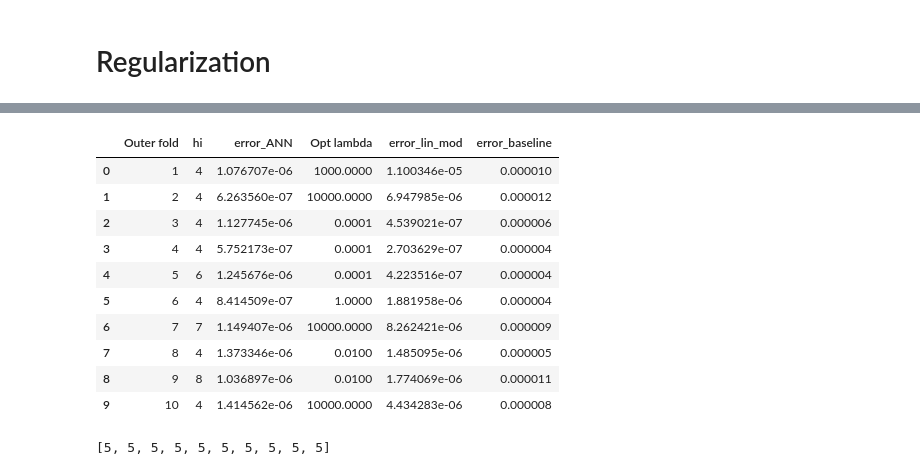
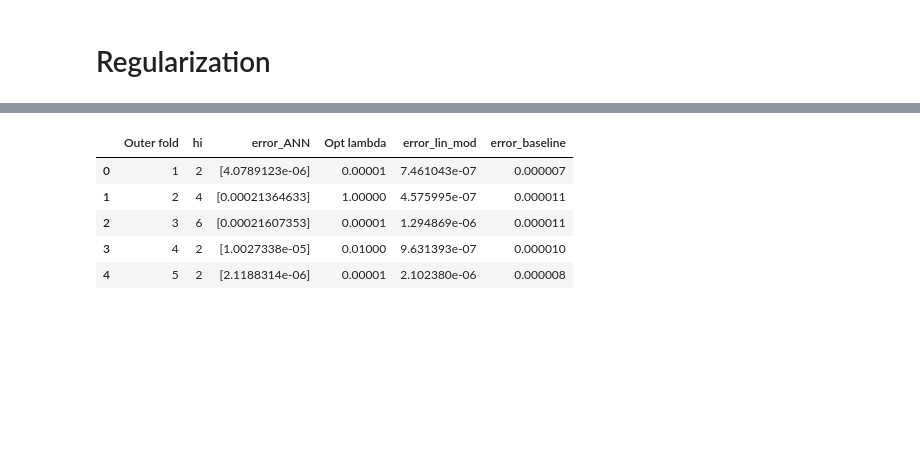
Before and after one commit to NikolajHee/MLDM-Assignment-2, a Jupyter notebook: mvin_sandbox.ipynb, the cells around one changed output, grey strips where cells are left out. Saved outputs shown, nothing was run; the diff lists cells and outputs as text; code cells hidden in the pictures; blank space fills up the shorter version.

```diff
--- a/mvin_sandbox.ipynb
+++ b/mvin_sandbox.ipynb
@@ -20,9 +20,10 @@ glass_dataset = pd.read_csv('data/glass.csv', header = 0)
 
 
 labels = list(glass_dataset.columns)
-X = np.array(glass_dataset[['Na', 'Mg', 'Al', 'Si', 'K', 'Ca', 'Ba']])
+attributeNames = ['Na', 'Mg', 'Al', 'Si', 'K', 'Ca', 'Ba','Fe']
+
+X = np.array(glass_dataset[attributeNames])
 y = np.array(glass_dataset['RI'])
-attributeNames = ['Na', 'Mg', 'Al', 'Si', 'K', 'Ca', 'Ba']
 N, M = X.shape
 print(glass_dataset.head())
 # validation_dataset
@@ -94,7 +95,7 @@ for train_index, test_index in CV.split(X):
 # %%
-labels = ['Mg', 'Al', 'Si', 'Ca', 'Ba','Na', 'K']
-X = np.array(glass_dataset[labels])
-y = np.array(glass_dataset['RI'])
-attributeNames = labels
-glass_dataset[labels].head()
+# labels = attributeNames
+# X = np.array(glass_dataset[labels])
+# y = np.array(glass_dataset['RI'])
+# attributeNames = labels
+# glass_dataset[labels].head()
 # %% [output]
@@ -256,7 +257,9 @@ from toolbox_02450 import train_neural_net
 
 loss_fn = torch.nn.MSELoss()
 # %%
-labels = ['Mg', 'Al', 'Si', 'Ca', 'Ba','Na', 'K']
+attributeNames = ['Na', 'Mg', 'Al', 'Si', 'K', 'Ca', 'Ba','Fe']
+
+labels = attributeNames
 X = np.array(glass_dataset[labels])
 y = np.array(glass_dataset['RI'])
 attributeNames = labels
@@ -480,29 +466,20 @@ ANN_inner_fold_error
 # %%
-error_for_pd = {'Outer fold': list(range(1,11)),
+error_for_pd = {'Outer fold': list(range(1,outer_cross_validation+1)),
                 'hi': ANN_outer_hiddenH_list,
-                'error_ANN': reshape_list,
+                'error_ANN': ANN_outer_MSE_list,
                 'Opt lambda' : list(opt_lambda_array[:,0]),
                 'error_lin_mod': list(error_test_lin_mod[:,0]),
                 'error_baseline':list(error_test_baseline[:,0])}
 
     #RLR Outer
 pd.DataFrame.from_dict(error_for_pd)
 # %% [output]
 |  | Outer fold | hi | error_ANN | Opt lambda | error_lin_mod | error_baseline |
-| 0 | 1 | 4 | 1.076707e-06 | 1000.0000 | 1.100346e-05 | 0.000010 |
-| 1 | 2 | 4 | 6.263560e-07 | 10000.0000 | 6.947985e-06 | 0.000012 |
-| 2 | 3 | 4 | 1.127745e-06 | 0.0001 | 4.539021e-07 | 0.000006 |
-| 3 | 4 | 4 | 5.752173e-07 | 0.0001 | 2.703629e-07 | 0.000004 |
-| 4 | 5 | 6 | 1.245676e-06 | 0.0001 | 4.223516e-07 | 0.000004 |
-| 5 | 6 | 4 | 8.414509e-07 | 1.0000 | 1.881958e-06 | 0.000004 |
-| 6 | 7 | 7 | 1.149407e-06 | 10000.0000 | 8.262421e-06 | 0.000009 |
-| 7 | 8 | 4 | 1.373346e-06 | 0.0100 | 1.485095e-06 | 0.000005 |
-| 8 | 9 | 8 | 1.036897e-06 | 0.0100 | 1.774069e-06 | 0.000011 |
-| 9 | 10 | 4 | 1.414562e-06 | 10000.0000 | 4.434283e-06 | 0.000008 |
+| 0 | 1 | 2 | [4.0789123e-06] | 0.00001 | 7.461043e-07 | 0.000007 |
+| 1 | 2 | 4 | [0.00021364633] | 1.00000 | 4.575995e-07 | 0.000011 |
+| 2 | 3 | 6 | [0.00021607353] | 0.00001 | 1.294869e-06 | 0.000011 |
+| 3 | 4 | 2 | [1.0027338e-05] | 0.01000 | 9.631393e-07 | 0.000010 |
+| 4 | 5 | 2 | [2.1188314e-06] | 0.00001 | 2.102380e-06 | 0.000008 |
-# %%
-ANN_outer_hiddenH_list
-# %% [output]
-[5, 5, 5, 5, 5, 5, 5, 5, 5, 5]
 # %%
 plot(error_test_baseline)
 plot(error_test_lin_mod)
```
Also changed, not shown: parts of 9 cells of this notebook.
